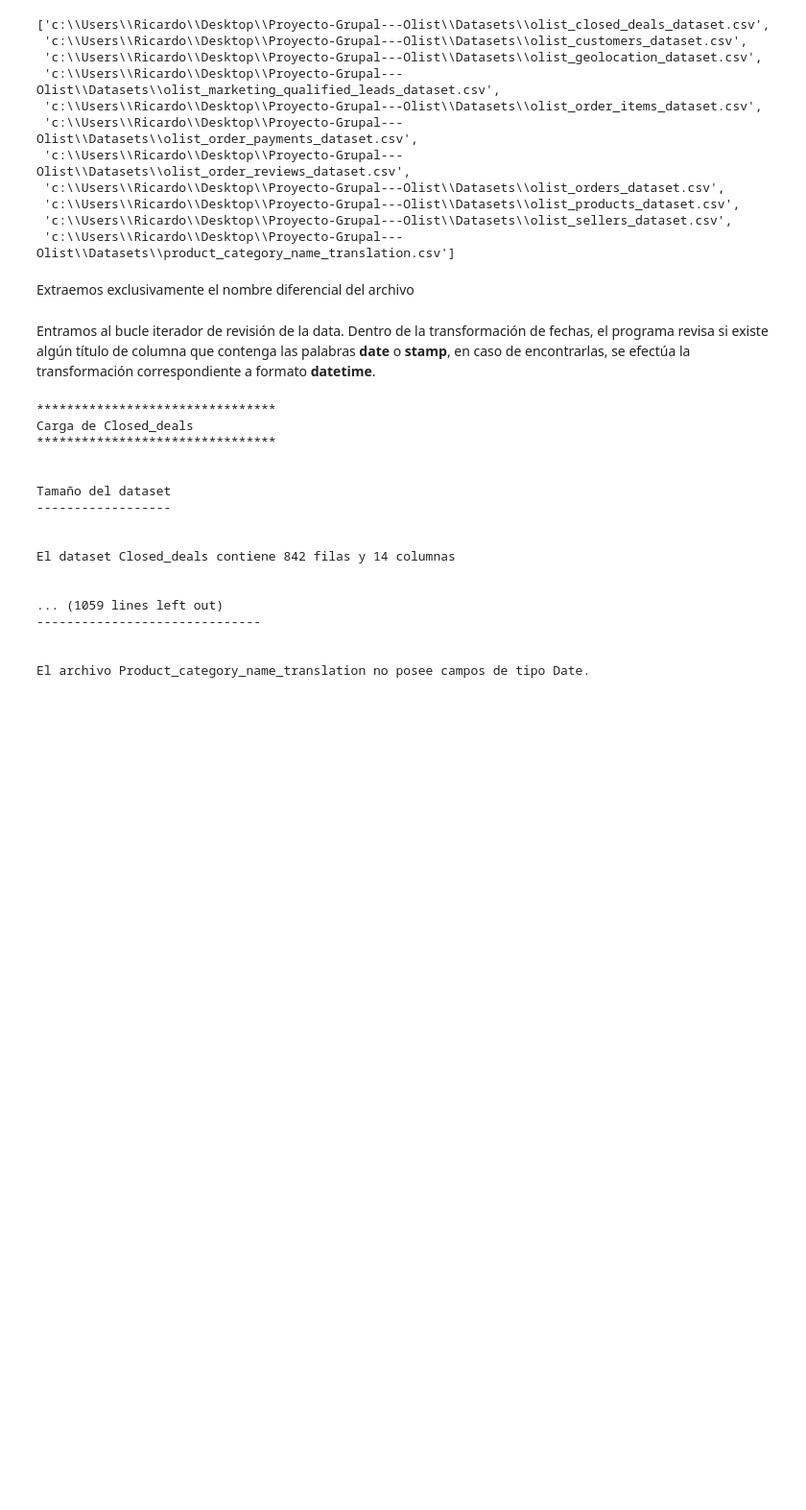
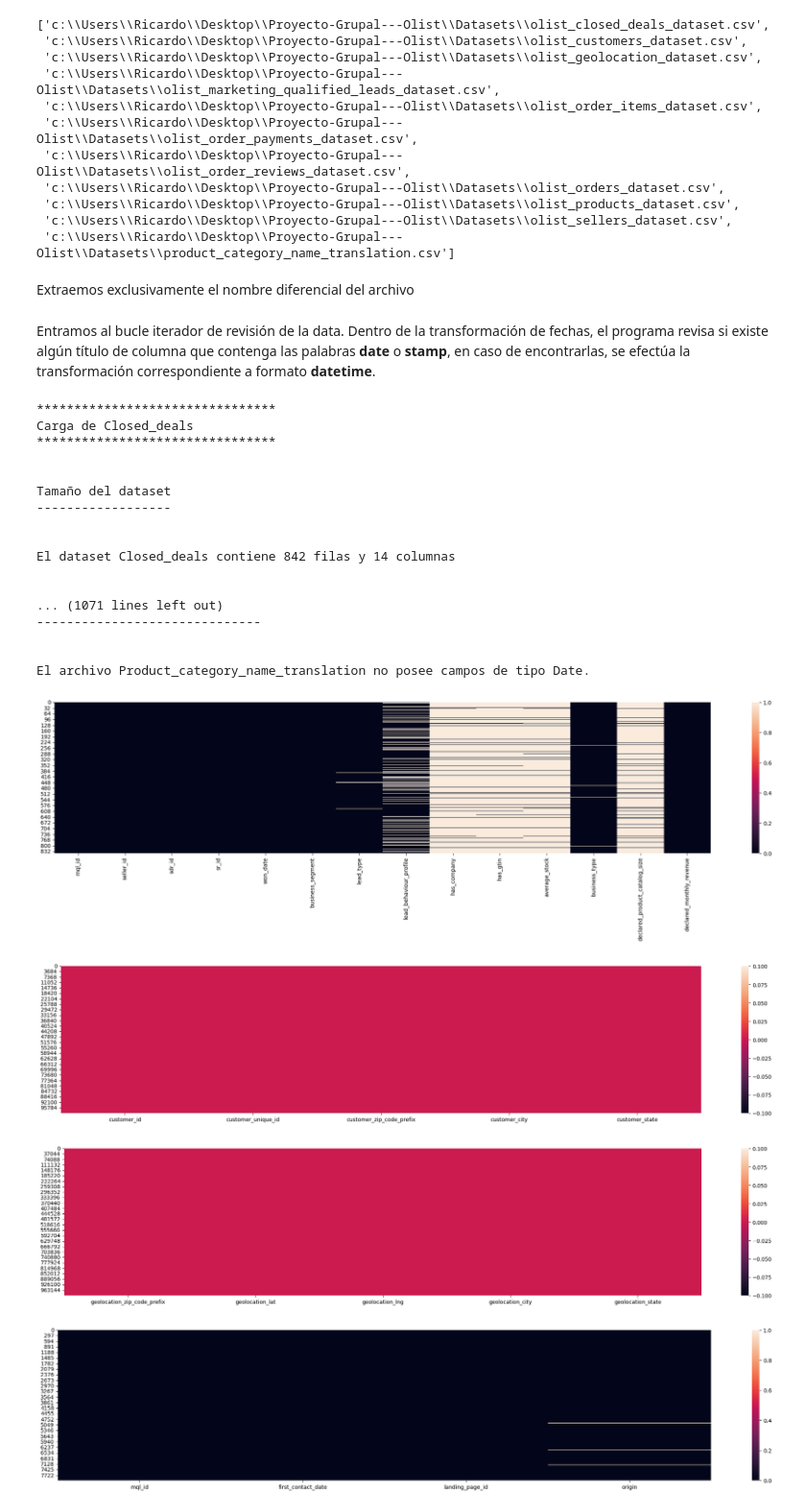
Before and after one commit to ArgumedoHector/Proyecto-Grupal---Olist, a Jupyter notebook: EDA.ipynb, the cells around one changed output. Shown at 96% size. Drawn from its saved outputs; the diff is of its cells as text; code cells hidden in the pictures; blank space fills up the shorter version.

```diff
--- a/EDA.ipynb
+++ b/EDA.ipynb
@@ -58,6 +64,7 @@ for file in files:
 # %% [markdown]
 Entramos al bucle iterador de revisión de la data. Dentro de la transformación de fechas, el programa revisa si existe algún título de columna que contenga las palabras **date** o **stamp**, en caso de encontrarlas, se efectúa la transformación correspondiente a formato **datetime**.
 # %%
+
 
 for pos,file in enumerate(files) :
 
@@ -91,34 +98,44 @@ for pos,file in enumerate(files) :
     print("\n")
     print(data.isna().sum(axis=0))
     print("\n")
+    plt.figure(figsize=(27,5))
+    mapa = sns.heatmap(data.isna())
+    figure =mapa.get_figure()
+
 
     print("Revisión de algun campo fecha")
     print("------------------------------")
     print("\n")
     columnas = data.columns
     fecs = [col for col in columnas if "date" in col or "stamp" in col]
     for campo in fecs:
         data[campo]=pd.to_datetime(data[campo],errors="raise")
 
     if fecs :
         data.info()
     else:
         print(f"El archivo {nombres[pos]} no posee campos de tipo Date.")
+
+    data.to_csv("ETL/"+nombres[pos]+".csv")
 # %% [output]
 ********************************
 Carga de Closed_deals
 ********************************
 
 
 Tamaño del dataset
 ------------------
 
 
 El dataset Closed_deals contiene 842 filas y 14 columnas
 
 
-... (1059 lines left out)
+... (1071 lines left out)
 ------------------------------
 
 
 El archivo Product_category_name_translation no posee campos de tipo Date.
+[figure, added]
+[figure, added]
+[figure, added]
+[figure, added]
```
Also changed, not shown: parts of 4 cells of this notebook, 12 other files.
